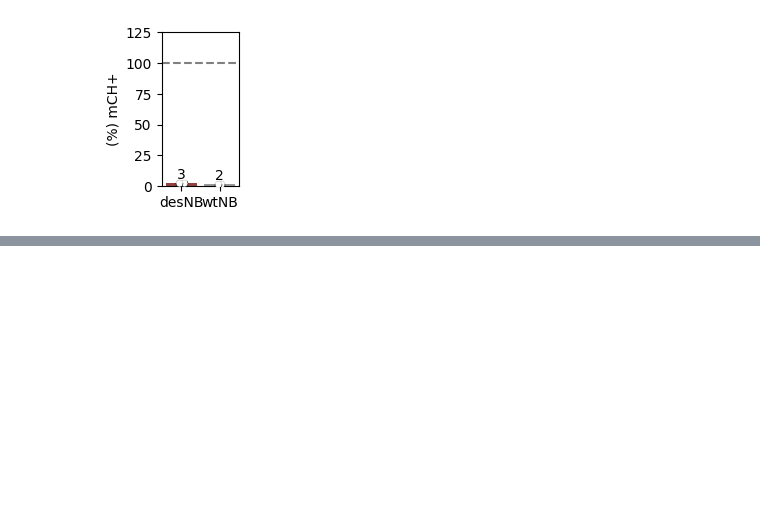
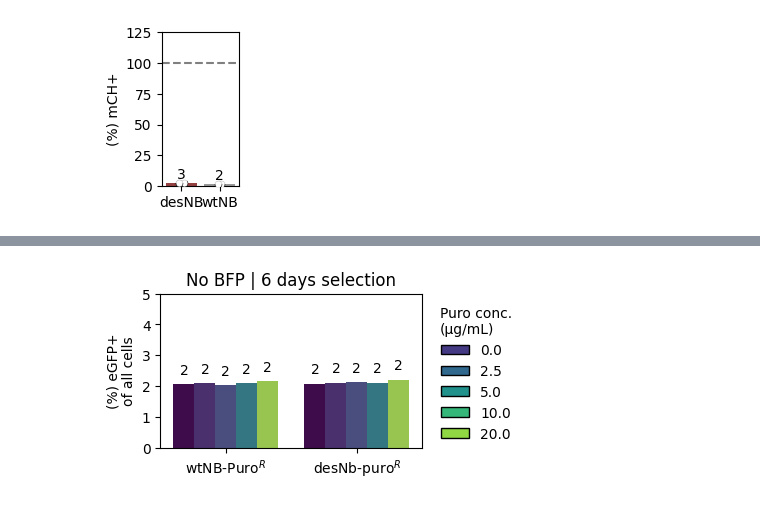
Before and after one commit to GallowayLabMIT/dasit_manuscript, a Jupyter notebook: Figure_XX_mCherry/Figure_XX_mCherry.ipynb, the cells around one changed output, grey strips where cells are left out. Saved outputs shown, nothing was run; the diff lists cells and outputs as text; code cells hidden in the pictures; blank space fills up the shorter version.

```diff
--- a/Figure_XX_mCherry/Figure_XX_mCherry.ipynb
+++ b/Figure_XX_mCherry/Figure_XX_mCherry.ipynb
@@ -417,0 +447,93 @@ The `ci` parameter is deprecated. Use `errorbar=None` for the same effect.
+# %%
+# General plotting params
+x = 'cond'
+y = 'percent'
+marker_list = ['o', 's', '^', 'D', 'P', 'X']
+
+order = ['wtNb(mCherry)','desNb(mCherry)']
+
+antibiotic_map = {'desNb(mCherry)-BFP':'puro', 'wtNb(mCherry)-BFP':'puro','desNb(mCherry)':'puro','wtNb(mCherry)':'puro'}
+
+
+label_map = {'desNb(mCherry)-BFP':'desNb-puro$^R$-BFP',
+                  'wtNb(mCherry)-BFP':'wtNB-Puro$^R$-BFP',
+                  'desNb(mCherry)':'desNb-puro$^R$',
+                  'wtNb(mCherry)':'wtNB-Puro$^R$'}
+
+df_curr = data_mCH_percent_reps.loc[(data_mCH_percent_reps.cond == 'desNb(mCherry)') | (data_mCH_percent_reps.cond == 'wtNb(mCherry)')]
+palette = viridis_no_yellow
+hue = 'puro'
+Puro_conds = np.array([0,2.5,5,10,20])
+
+# enforce ordering based on Puro_conds
+hue_order = [str(p) for p in Puro_conds if p in df_curr[hue].unique()]
+
+# What to plot
+fig, ax = plt.subplots(1, 1, figsize=(4, 2))
+
+# Plot
+sns.barplot(
+    ax=ax, data=df_curr,
+    x=x, y=y, ci=None, hue=hue,hue_order=hue_order,
+    order=order,
+    palette=palette, alpha=1)
+
+
+# Plot tech reps
+for (j, Date) in enumerate(df_curr.biorep.unique()):
+    sns.stripplot(
+        ax=ax, data=df_curr[(df_curr.biorep == Date)],
+        x=x, y=y, hue=hue, hue_order=hue_order,
+        order=order,
+        dodge=True, marker=marker_list[j],
+        palette={puro: 'white' for puro in hue_order},
+        size=5,
+        edgecolor='black',
+        linewidth=0.4,
+    )
+
+# Create colors matching the barplot
+colors = sns.color_palette("viridis", n_colors=len(hue_order))
+
+legend_handles = [
+    Patch(facecolor=color, edgecolor='black', label=str(puro))
+    for color, puro in zip(colors, hue_order)
+]
+
+# Remove existing legend
+if ax.get_legend() is not None:
+    ax.get_legend().remove()
+
+ax.legend(
+    handles=legend_handles,
+    title='Puro conc.\n(µg/mL)',
+    loc='upper left',
+    bbox_to_anchor=(1.02, 1),
+    frameon=False
+)
+
+# Formatting
+ax.yaxis.set_label_text('(%) eGFP+\nof all cells')
+ax.set_ylim((0, 5))
+
+# Title
+ax.set_title('No BFP | 6 days selection')
+# ax.axhline(100, 0, 1, color='grey', linestyle='--')
+ax.set_xlabel('')
+ax.set_xticklabels([label_map[l] for l in order])
+
+# Add barplot labels
+for sub_ax in plt.gcf().get_axes():
+    for i in sub_ax.containers:
+        bar_labels = sub_ax.bar_label(i, fmt='%0.0f', padding=5)
+        for label in bar_labels:
+            label.set_bbox(
+                dict(facecolor='white', alpha=0.75, linewidth=0, pad=1)
+            )
+
+# Make room for legend
+fig.subplots_adjust(right=0.78)
+
+plottitle = 'Figure_noBFP_mCH_percent.svg'
+plt.savefig(rd.outfile(output_path/plottitle),bbox_inches='tight')
+# %% [output]
@@ -418,3 +543,4 @@ The `ci` parameter is deprecated. Use `errorbar=None` for the same effect.
+[figure, added]
 # %%
 # General plotting params
 x = 'cond'
```
Also changed, not shown: parts of 16 cells of this notebook, 7 other files.
